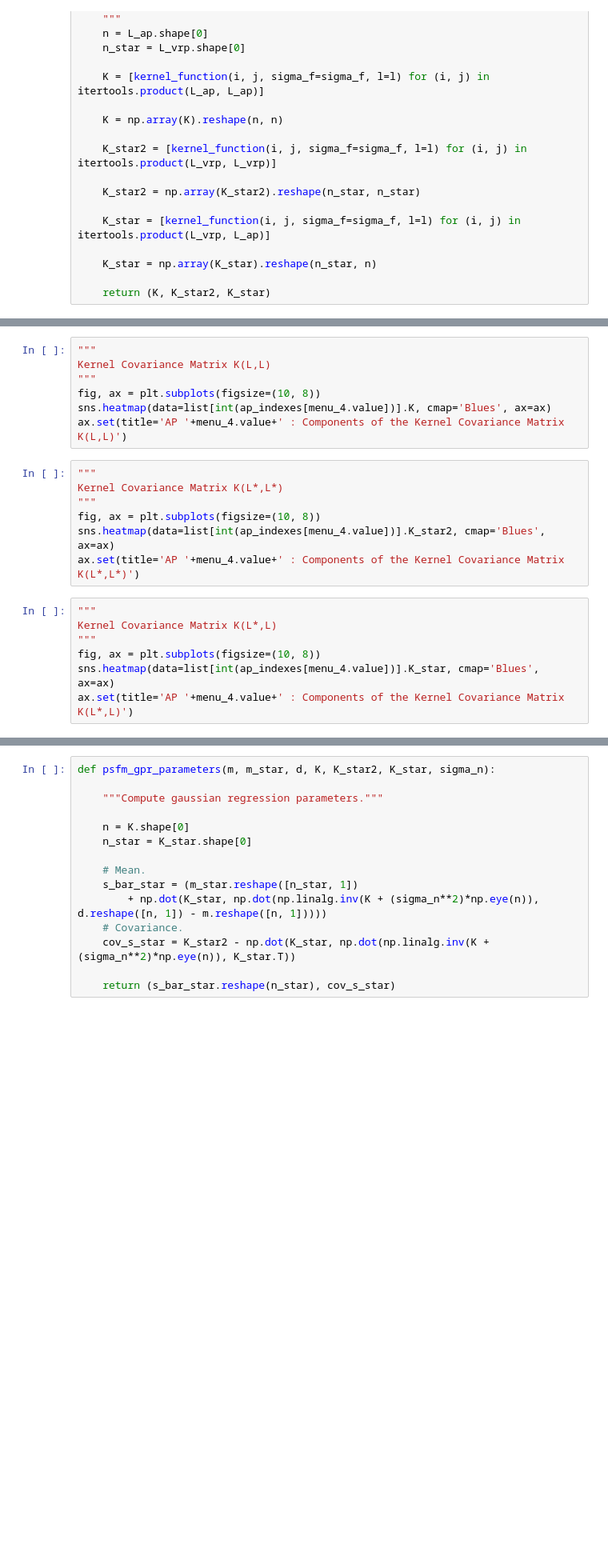
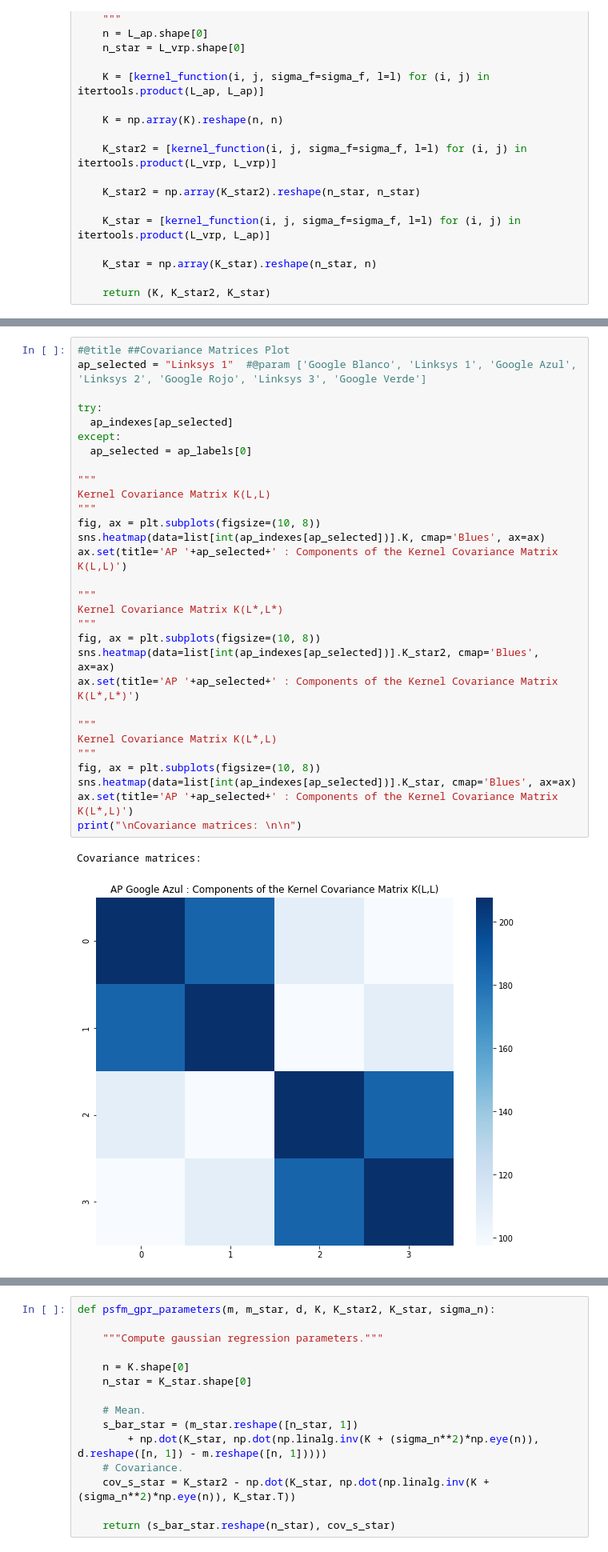
Before and after one commit to carlogattuso/Indoor_Positioning_RTT_GPR, a Jupyter notebook: psfm_gpr.ipynb, the cells around one changed output, grey strips where cells are left out. Shown at 80% size. Saved outputs shown, nothing was run; the diff lists cells and outputs as text; blank space fills up the shorter version.

```diff
--- a/psfm_gpr.ipynb
+++ b/psfm_gpr.ipynb
@@ -624,21 +652,33 @@ G.shape == (n + n_star, n + n_star)
-# %%
-"""
-Kernel Covariance Matrix K(L,L)
-"""
-fig, ax = plt.subplots(figsize=(10, 8))
-sns.heatmap(data=list[int(ap_indexes[menu_4.value])].K, cmap='Blues', ax=ax)
-ax.set(title='AP '+menu_4.value+' : Components of the Kernel Covariance Matrix K(L,L)')
-# %%
-"""
-Kernel Covariance Matrix K(L*,L*)
-"""
-fig, ax = plt.subplots(figsize=(10, 8))
-sns.heatmap(data=list[int(ap_indexes[menu_4.value])].K_star2, cmap='Blues', ax=ax)
-ax.set(title='AP '+menu_4.value+' : Components of the Kernel Covariance Matrix K(L*,L*)')
-# %%
-"""
-Kernel Covariance Matrix K(L*,L)
-"""
-fig, ax = plt.subplots(figsize=(10, 8))
-sns.heatmap(data=list[int(ap_indexes[menu_4.value])].K_star, cmap='Blues', ax=ax)
-ax.set(title='AP '+menu_4.value+' : Components of the Kernel Covariance Matrix K(L*,L)')
+# %%
+#@title ##Covariance Matrices Plot
+ap_selected = "Linksys 1"  #@param ['Google Blanco', 'Linksys 1', 'Google Azul', 'Linksys 2', 'Google Rojo', 'Linksys 3', 'Google Verde']
+
+try:
+  ap_indexes[ap_selected]
+except:
+  ap_selected = ap_labels[0]
+
+"""
+Kernel Covariance Matrix K(L,L)
+"""
+fig, ax = plt.subplots(figsize=(10, 8))
+sns.heatmap(data=list[int(ap_indexes[ap_selected])].K, cmap='Blues', ax=ax)
+ax.set(title='AP '+ap_selected+' : Components of the Kernel Covariance Matrix K(L,L)')
+
+"""
+Kernel Covariance Matrix K(L*,L*)
+"""
+fig, ax = plt.subplots(figsize=(10, 8))
+sns.heatmap(data=list[int(ap_indexes[ap_selected])].K_star2, cmap='Blues', ax=ax)
+ax.set(title='AP '+ap_selected+' : Components of the Kernel Covariance Matrix K(L*,L*)')
+
+"""
+Kernel Covariance Matrix K(L*,L)
+"""
+fig, ax = plt.subplots(figsize=(10, 8))
+sns.heatmap(data=list[int(ap_indexes[ap_selected])].K_star, cmap='Blues', ax=ax)
+ax.set(title='AP '+ap_selected+' : Components of the Kernel Covariance Matrix K(L*,L)')
+print("\nCovariance matrices: \n\n")
+# %% [output]
+Covariance matrices:
+[figure, added]
```
Also changed, not shown: parts of 47 cells of this notebook.
